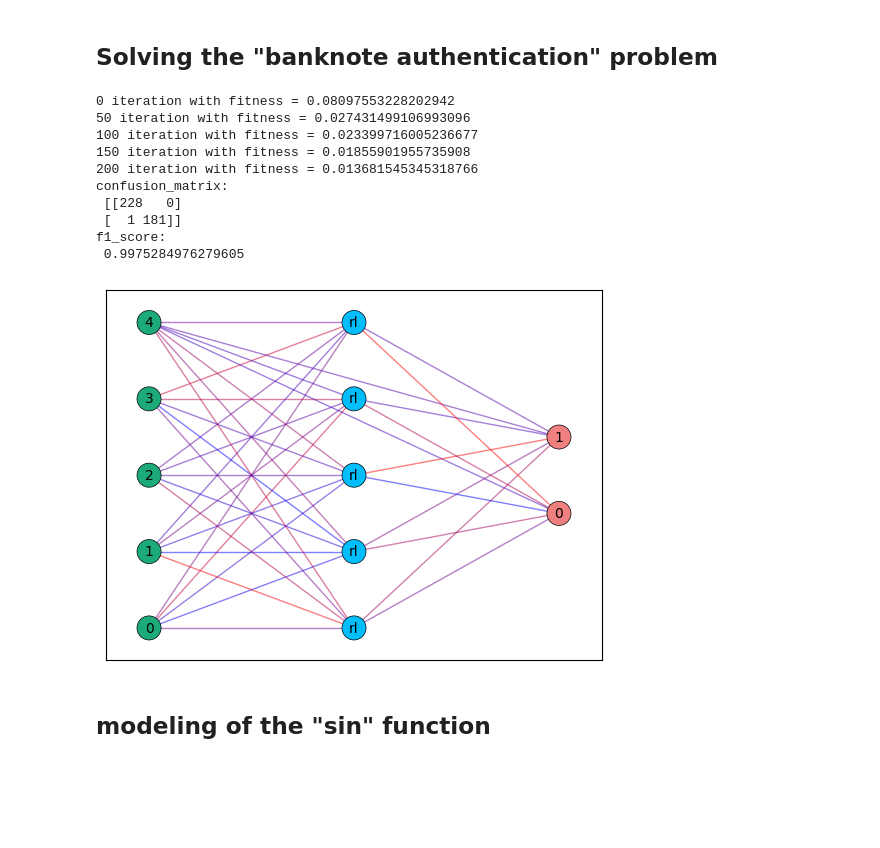
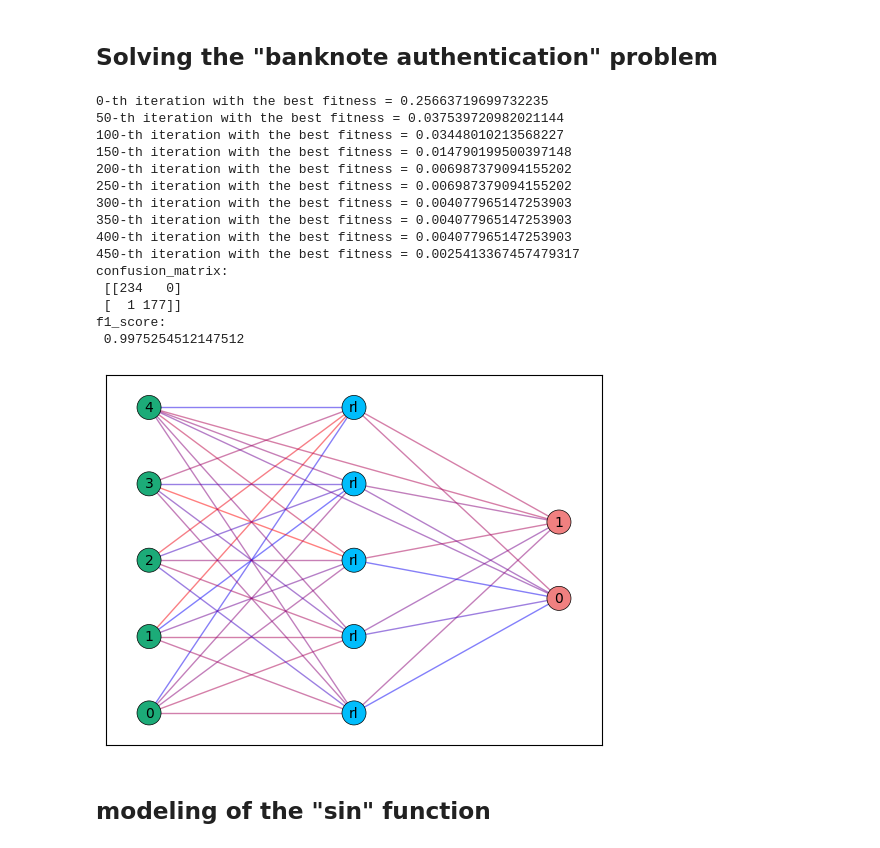
Before and after one commit to sherstpasha/thefittest-notebooks, a Jupyter notebook: mlpea_regression_classification_problem.ipynb, the cells around one changed output. Drawn from its saved outputs; the diff is of its cells as text; code cells hidden in the pictures; blank space fills up the shorter version.

```diff
--- a/mlpea_regression_classification_problem.ipynb
+++ b/mlpea_regression_classification_problem.ipynb
@@ -2,55 +2,59 @@
 ## Solving the "banknote authentication" problem
 # %%
 import numpy as np
-
-
 
 from thefittest.optimizers import SHADE
 from thefittest.benchmarks import BanknoteDataset
 from thefittest.classifiers import MLPEAClassifier
-from thefittest.tools.transformations import scale_data
-from thefittest.tools.random import train_test_split_stratified
-from thefittest.tools.metrics import confusion_matrix
-from thefittest.tools.metrics import f1_score
 from thefittest.tools.print import print_net
 
+from sklearn.model_selection import train_test_split
+from sklearn.preprocessing import minmax_scale
+from sklearn.metrics import confusion_matrix
+from sklearn.metrics import f1_score
 
 data = BanknoteDataset()
 X = data.get_X()
 y = data.get_y()
 
-X_scaled = scale_data(X)
+X_scaled = minmax_scale(X)
 
-X_train, X_test, y_train, y_test = train_test_split_stratified(
-    X_scaled, y, tests_size=0.3)
+X_train, X_test, y_train, y_test = train_test_split(
+    X_scaled, y, test_size=0.3)
 
-model = MLPEAClassifier(iters=250,
+model = MLPEAClassifier(iters=500,
                         pop_size=250,
                         hidden_layers=(5,),
                         activation="relu",
                         weights_optimizer=SHADE,
                         weights_optimizer_args={"show_progress_each": 50})
 
 model.fit(X_train, y_train)
 
 predict = model.predict(X_test)
+net = model.get_net()
 
 print("confusion_matrix: \n", confusion_matrix(y_test, predict))
-print("f1_score: \n", f1_score(y_test, predict))
+print("f1_score: \n", f1_score(y_test, predict, average="macro"))
 
-print_net(net = model._net) # the "4" node is offset
+print_net(net = net) # the "4" node is offset
 # %% [output]
-0 iteration with fitness = 0.08097553228202942
-50 iteration with fitness = 0.027431499106993096
-100 iteration with fitness = 0.023399716005236677
-150 iteration with fitness = 0.01855901955735908
-200 iteration with fitness = 0.013681545345318766
+0-th iteration with the best fitness = 0.25663719699732235
+50-th iteration with the best fitness = 0.037539720982021144
+100-th iteration with the best fitness = 0.03448010213568227
+150-th iteration with the best fitness = 0.014790199500397148
+200-th iteration with the best fitness = 0.006987379094155202
+250-th iteration with the best fitness = 0.006987379094155202
+300-th iteration with the best fitness = 0.004077965147253903
+350-th iteration with the best fitness = 0.004077965147253903
+400-th iteration with the best fitness = 0.004077965147253903
+450-th iteration with the best fitness = 0.0025413367457479317
 confusion_matrix:
- [[228   0]
- [  1 181]]
+ [[234   0]
+ [  1 177]]
 f1_score:
- 0.9975284976279605
+ 0.9975254512147512
-[figure, old version]
+[figure, new version]
 # %% [markdown]
 ## modeling of the "sin" function
 # %%
```
Also changed, not shown: parts of 1 cell of this notebook, 5 other files.
